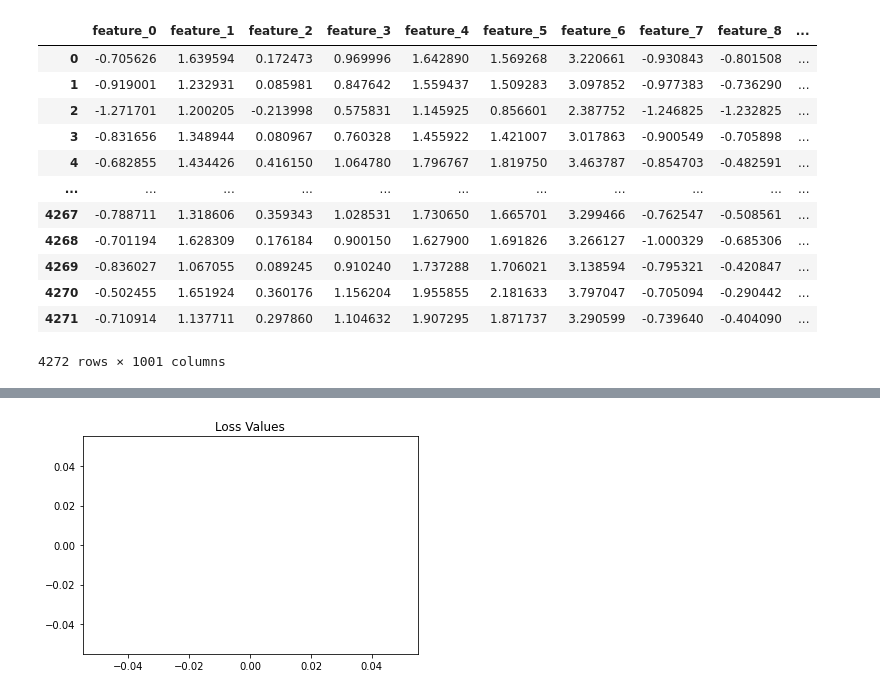
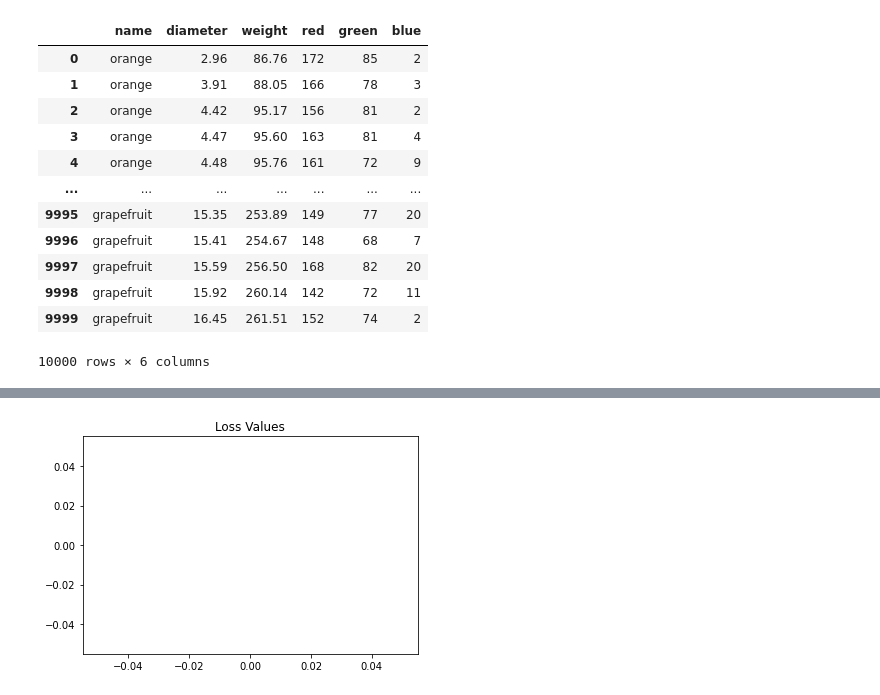
Before and after one commit to ivanpakpahan27/KNN-Klasifikasi-Dataset-Fruit, a Jupyter notebook: Main.ipynb, the cells around one changed output, grey strips where cells are left out. Drawn from its saved outputs; the diff is of its cells as text; code cells hidden in the pictures.

```diff
--- a/Main.ipynb
+++ b/Main.ipynb
@@ -6,22 +6,20 @@ import math
 from sklearn.preprocessing import LabelEncoder
 # %%
 # Load dataset
-data_train  = pd.read_csv("flower_dataset_features.csv")
-data_train  = data_train.iloc[:,0:1001]
+data_train  = pd.read_csv("citrus.csv")
+data_train
+# %% [output]
+|  | name | diameter | weight | red | green | blue |
+| 0 | orange | 2.96 | 86.76 | 172 | 85 | 2 |
+| 1 | orange | 3.91 | 88.05 | 166 | 78 | 3 |
+| 2 | orange | 4.42 | 95.17 | 156 | 81 | 2 |
+| 3 | orange | 4.47 | 95.60 | 163 | 81 | 4 |
+| 4 | orange | 4.48 | 95.76 | 161 | 72 | 9 |
+| ... | ... | ... | ... | ... | ... | ... |
+| 9995 | grapefruit | 15.35 | 253.89 | 149 | 77 | 20 |
+| 9996 | grapefruit | 15.41 | 254.67 | 148 | 68 | 7 |
+| 9997 | grapefruit | 15.59 | 256.50 | 168 | 82 | 20 |
+| 9998 | grapefruit | 15.92 | 260.14 | 142 | 72 | 11 |
+| 9999 | grapefruit | 16.45 | 261.51 | 152 | 74 | 2 |
+10000 rows × 6 columns
-# %%
-data_train
-# %% [output]
-|  | feature_0 | feature_1 | feature_2 | feature_3 | feature_4 | feature_5 | feature_6 | feature_7 | feature_8 | ... |
-| 0 | -0.705626 | 1.639594 | 0.172473 | 0.969996 | 1.642890 | 1.569268 | 3.220661 | -0.930843 | -0.801508 | ... |
-| 1 | -0.919001 | 1.232931 | 0.085981 | 0.847642 | 1.559437 | 1.509283 | 3.097852 | -0.977383 | -0.736290 | ... |
-| 2 | -1.271701 | 1.200205 | -0.213998 | 0.575831 | 1.145925 | 0.856601 | 2.387752 | -1.246825 | -1.232825 | ... |
-| 3 | -0.831656 | 1.348944 | 0.080967 | 0.760328 | 1.455922 | 1.421007 | 3.017863 | -0.900549 | -0.705898 | ... |
-| 4 | -0.682855 | 1.434426 | 0.416150 | 1.064780 | 1.796767 | 1.819750 | 3.463787 | -0.854703 | -0.482591 | ... |
-| ... | ... | ... | ... | ... | ... | ... | ... | ... | ... | ... |
-| 4267 | -0.788711 | 1.318606 | 0.359343 | 1.028531 | 1.730650 | 1.665701 | 3.299466 | -0.762547 | -0.508561 | ... |
-| 4268 | -0.701194 | 1.628309 | 0.176184 | 0.900150 | 1.627900 | 1.691826 | 3.266127 | -1.000329 | -0.685306 | ... |
-| 4269 | -0.836027 | 1.067055 | 0.089245 | 0.910240 | 1.737288 | 1.706021 | 3.138594 | -0.795321 | -0.420847 | ... |
-| 4270 | -0.502455 | 1.651924 | 0.360176 | 1.156204 | 1.955855 | 2.181633 | 3.797047 | -0.705094 | -0.290442 | ... |
-| 4271 | -0.710914 | 1.137711 | 0.297860 | 1.104632 | 1.907295 | 1.871737 | 3.290599 | -0.739640 | -0.404090 | ... |
-4272 rows × 1001 columns
 # %%
```
Also changed, not shown: parts of 7 cells of this notebook.
